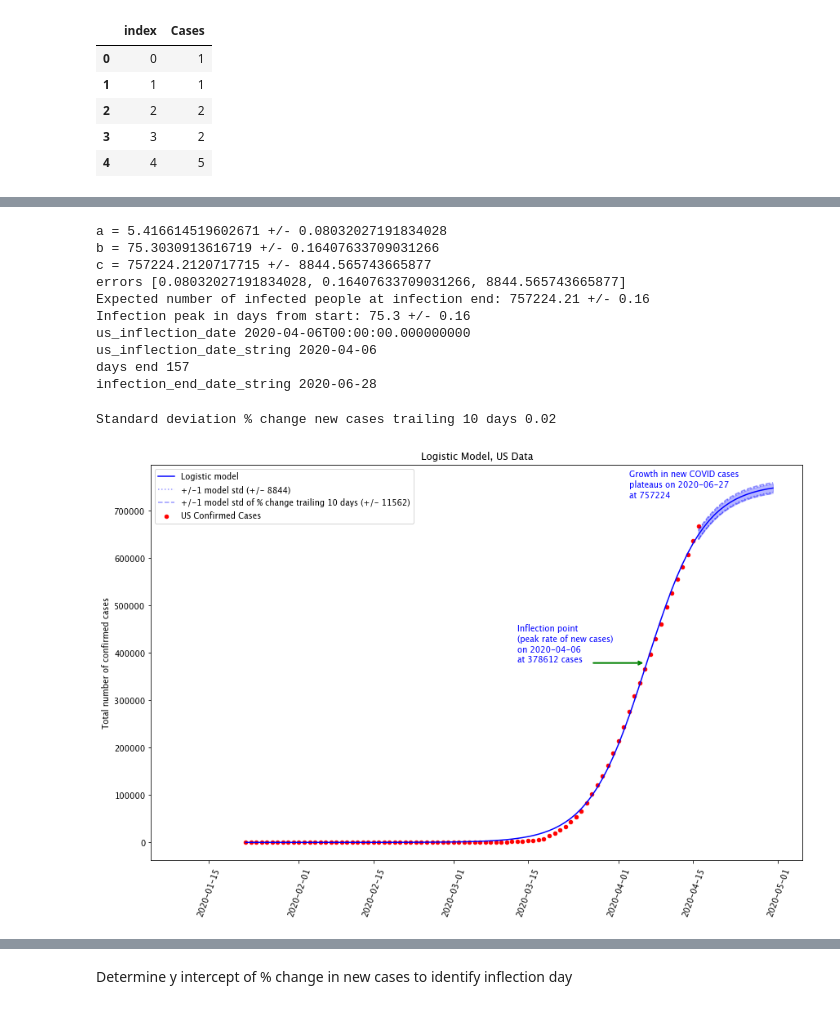
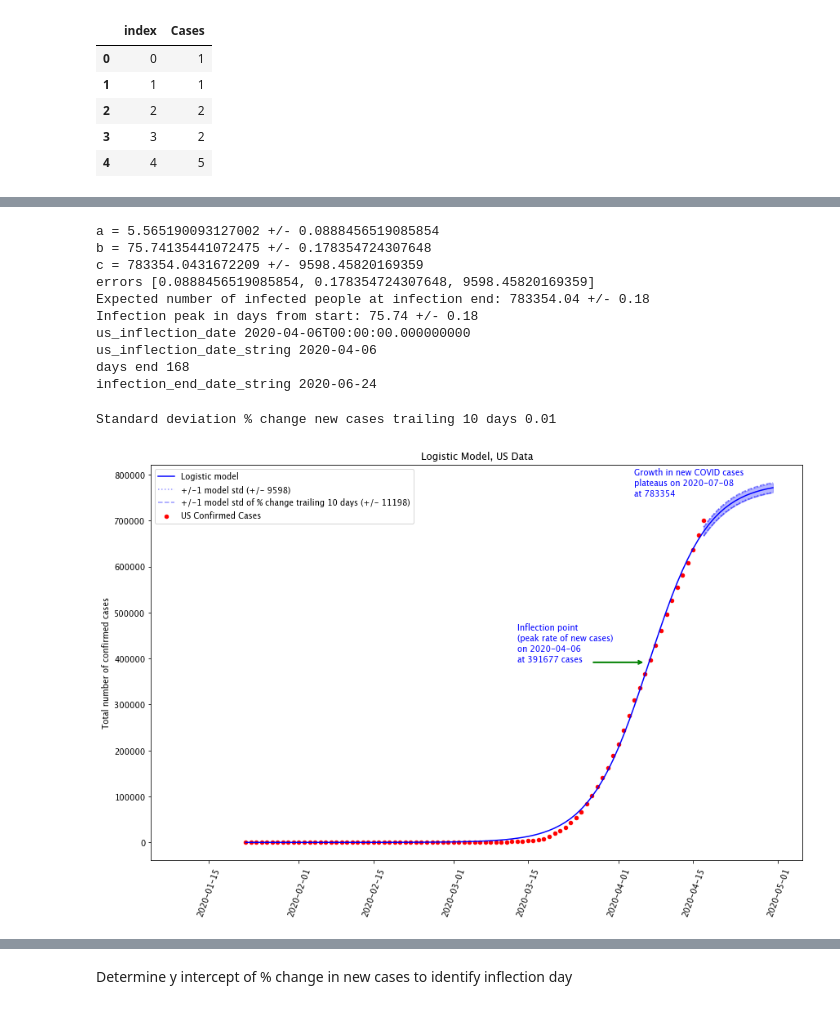
Before and after one commit to jayurbain/covid19, a Jupyter notebook: covid19_logistic_model.ipynb, the cells around one changed output, grey strips where cells are left out. Saved outputs shown, nothing was run; the diff lists cells and outputs as text; code cells hidden in the pictures.

```diff
--- a/covid19_logistic_model.ipynb
+++ b/covid19_logistic_model.ipynb
@@ -1004,7 +1004,7 @@ df = df_italy['Cases'].to_frame('Cases').reset_index()[:]
 df
 x_it = df.index
 y_it = df['Cases']
-fit = curve_fit(logistic_model,x_it,y_it,p0=[2,25,100000])
+fit = curve_fit(logistic_model,x_it,y_it,p0=[2,25,200000])
 
 popt_it = fit[0] # optimized parameters
 pcov_it = fit[1] # covariance matrix
@@ -1193,9 +1212,12 @@ df.head()
 # %%
+def logistic_model(x,a,b,c):
+    return c/(1+np.exp(-(x-b)/a))
+
 df = df_us['Cases'].to_frame('Cases').reset_index()[:]
 df
 x_us = df.index
 y_us = df['Cases']
-fit = curve_fit(logistic_model,x_us,y_us,p0=[2,6,300000])
+fit = curve_fit(logistic_model,x_us,y_us,p0=[2,75,1000000])
 
 popt_us = fit[0] # optimized parameters
 pcov_us = fit[1] # covariance matrix
@@ -1228,13 +1250,13 @@ us_inflection_end_date = np.datetime64(df_confirmed.index.values.min()) + np.tim
 us_inflection_end_date_string = np.datetime_as_string(us_inflection_end_date, unit='D')
 print('infection_end_date_string', infection_end_date_string)
 # %% [output]
-a = 5.416614519602671 +/- 0.08032027191834028
-b = 75.3030913616719 +/- 0.16407633709031266
-c = 757224.2120717715 +/- 8844.565743665877
-errors [0.08032027191834028, 0.16407633709031266, 8844.565743665877]
-Expected number of infected people at infection end: 757224.21 +/- 0.16
-Infection peak in days from start: 75.3 +/- 0.16
+a = 5.565190093127002 +/- 0.0888456519085854
+b = 75.74135441072475 +/- 0.178354724307648
+c = 783354.0431672209 +/- 9598.45820169359
+errors [0.0888456519085854, 0.178354724307648, 9598.45820169359]
+Expected number of infected people at infection end: 783354.04 +/- 0.18
+Infection peak in days from start: 75.74 +/- 0.18
 us_inflection_date 2020-04-06T00:00:00.000000000
 us_inflection_date_string 2020-04-06
-days end 157
-infection_end_date_string 2020-06-28
+days end 168
+infection_end_date_string 2020-06-24
@@ -1243,7 +1399,7 @@ std_10 = df_country[-11:]['Cases'].pct_change()[1:].std()
 print("Standard deviation % change new cases trailing 10 days", round(std_10,2))
 std_10_factor = popt_us[2]*std_10
 # %% [output]
-Standard deviation % change new cases trailing 10 days 0.02
+Standard deviation % change new cases trailing 10 days 0.01
 # %%
 us_day_offset = 0
 us_end_offset = len(df_us)
@@ -1281,35 +1437,35 @@ plt.plot(dd, [logistic_model(i, popt_us[0], popt_us[1], popt_us[2]*1)+ (logistic
 plt.plot(dd, [logistic_model(i, popt_us[0], popt_us[1], popt_us[2]*1)- (logistic_model(i, popt_us[0], popt_us[1], popt_us[2]*1)*std_10) for i in x_ext_offset], 'b--', alpha=.4 )
 
 plt.fill_between(dd,
                  [logistic_model(i, popt_us[0], popt_us[1], popt_us[2]*1)+ (logistic_model(i, popt_us[0], popt_us[1], popt_us[2]*1)*std_10) for i in x_ext_offset],
                  [logistic_model(i, popt_us[0], popt_us[1], popt_us[2]*1)- (logistic_model(i, popt_us[0], popt_us[1], popt_us[2]*1)*std_10) for i in x_ext_offset],
                  color="blue", alpha=.1)
 
 style = dict(size=10, color='blue')
 d = np.datetime_as_string( np.datetime64(us_inflection_date_string))
 do = np.datetime_as_string( np.datetime64(us_inflection_date_string) + np.timedelta64(-24,'D') )
 ax.text(do, round(popt_us[2]/2*1)+1000, 'Inflection point \n(peak rate of new cases) \non ' + d + '\nat ' + str(int(popt_us[2]/2*1)) + ' cases' , **style)
 d = np.datetime_as_string( np.datetime64(us_inflection_end_date_string))
-do = np.datetime_as_string( np.datetime64(us_inflection_end_date_string) + np.timedelta64(-85,'D') )
+do = np.datetime_as_string( np.datetime64(us_inflection_end_date_string) + np.timedelta64(-95,'D') )
 ax.text(do, round(popt_us[2]*1)-30000, 'Growth in new COVID cases \nplateaus on ' + us_inflection_end_date_string + '\nat ' + str(int(popt_us[2]*1)), **style)
 # plt.scatter(us_inflection_date, popt_us[2]/2*1, s=100, facecolors='none', edgecolors='red', label="Estimated point of inflection in new cases")
 # plt.plot(np.array([us_inflection_date,us_inflection_date]),
 #          np.array([popt_us[2]/2+20000,popt_us[2]/2-20000]),
 #          color="red", label="Estimated point of inflection in new cases")
 
 doia1 = np.datetime_as_string( np.datetime64(us_inflection_date_string) + np.timedelta64(-10,'D') )
 doia2 = np.datetime_as_string( np.datetime64(us_inflection_date_string) + np.timedelta64(0,'D') )
 ax.annotate('', xy=(doia2,int(popt_us[2]/2*1)+0), xytext=(doia1, int(popt_us[2]/2*1)),
             arrowprops={'arrowstyle': '->', 'color': 'green', 'lw': 2}, va='center', )
 
 plt.legend()
 # plt.xlabel("Days since " + min_date)
 plt.ylabel("Total number of confirmed cases")
 plt.title('Logistic Model, US Data')
 plt.savefig('US Logistic Model, US Data composite.png')
 plt.show()
 # %% [output]
-[figure, old version]
+[figure, new version]
 # %%
 us_day_offset = 0
 x_us = df_us.index
```
Also changed, not shown: parts of 57 cells of this notebook, 14 other files.
